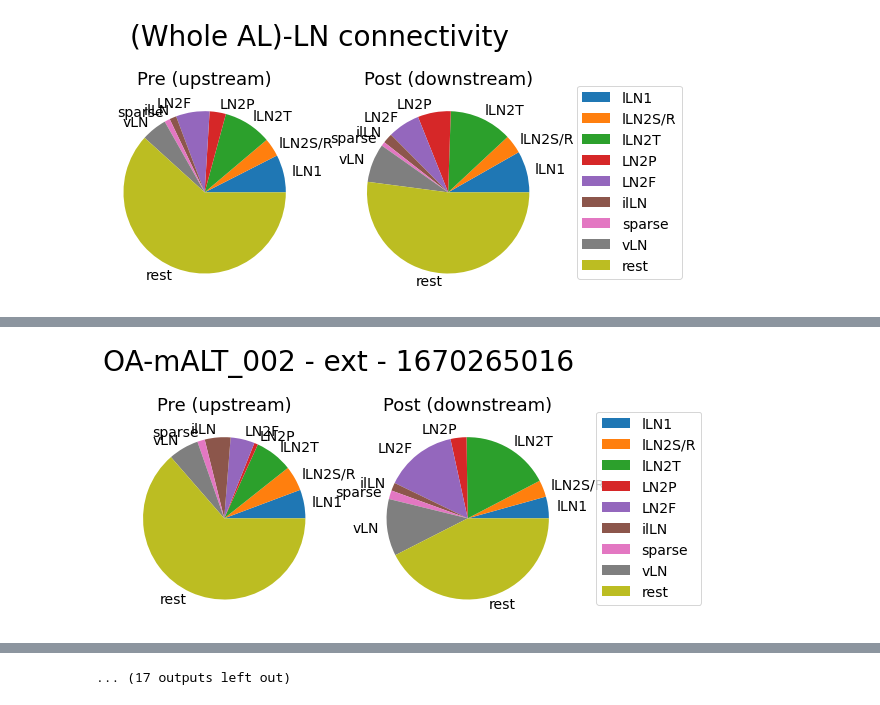
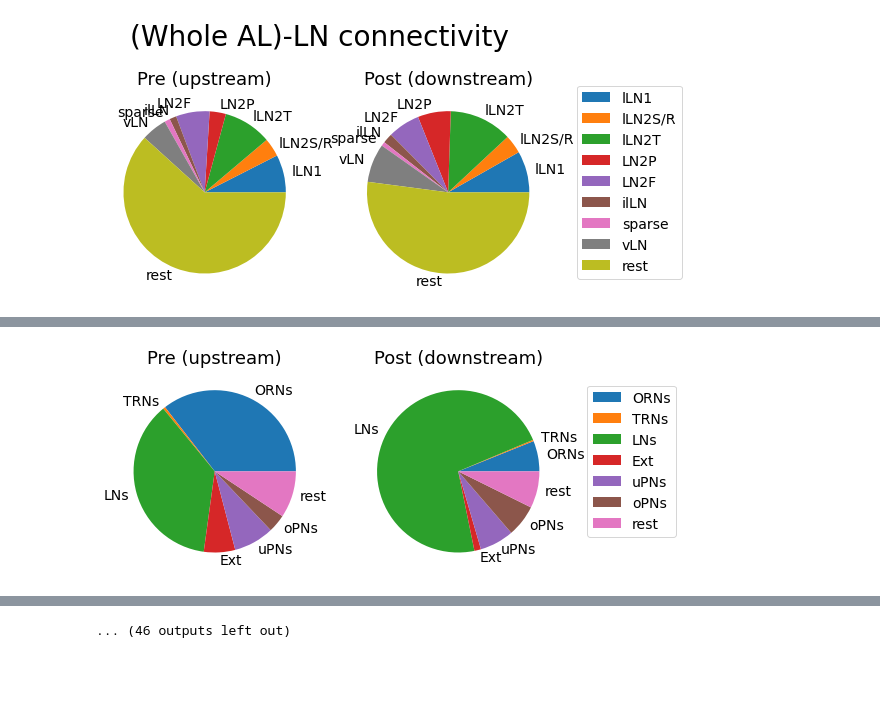
Before and after one commit to AsaBarthMaron/hemibrain_analysis, a Jupyter notebook: 2020_05_28_extrinsic_LN_connectivity.ipynb, the cells around one changed output, grey strips where cells are left out. Saved outputs shown, nothing was run; the diff lists cells and outputs as text; code cells hidden in the pictures; blank space fills up the shorter version.

```diff
--- a/2020_05_28_extrinsic_LN_connectivity.ipynb
+++ b/2020_05_28_extrinsic_LN_connectivity.ipynb
@@ -78,7 +83,7 @@ class Adjacency:
     plt.xticks(np.arange(mat.shape[1]), mat.columns, fontsize=11)
     plt.yticks(np.arange(mat.shape[0]), mat.index, fontsize=14)
 
-  def piechart(self, bids, type_bids, ROW_COL ='both', MERGE_REST = True):
+  def piechart(self, bids, type_bids, second_bids = None, ROW_COL ='both', MERGE_REST = True):
     # TODO: make ROW_COL (pre/post) an optional functionality.
     fig, axs = plt.subplots(1, 2)
 
@@ -273,8 +280,18 @@ display(cmat)
 | rest | 47310.0 | 29833.0 | 111688.0 | 59211.0 | 57330.0 | 20733.0 | 7855.0 | 72210.0 | 424374.0 |
 [figure]
 # %%
-# Basic breakdown of AL types
+#@title Basic breakdown of AL types by AL and LN types
 LNs.index = LNs['Wilson_morphology']
+ln_type_bids = {
+    'lLN1':LNs['AL Local Neurons'].loc['Y'].astype(int),
+    'lLN2S/R':LNs['AL Local Neurons'].loc['TS'].astype(int),
+    'lLN2T':LNs['AL Local Neurons'].loc['PL'].astype(int),
+    'lLN2P':LNs['AL Local Neurons'].loc['P'].astype(int),
+    'lLN2F':LNs['AL Local Neurons'].loc['D'].astype(int),
+    'ilLN':LNs['AL Local Neurons'].loc['gLN'].astype(int),
+    'sparse':LNs['AL Local Neurons'].loc['sparse'].astype(int),
+    'vLN':LNs['AL Local Neurons'].loc['vLN'].astype(int),
+}
 type_bids = {
     'ORNs':orn_bids,
     'TRNs':trn_bids,
@@ -285,6 +302,7 @@ type_bids = {
 }
 cmat = adj.compress_matrix(mat, type_bids)
 for e in type_bids.keys():
-  fig, axs = adj.piechart(type_bids[e], type_bids)
+  fig, axs = adj.piechart(type_bids[e], ln_type_bids)
+  fig1, axs1 = adj.piechart(type_bids[e], type_bids)
   fig.suptitle(e)
 # %% [output]
@@ -333,20 +357,29 @@ fig.suptitle('(Whole AL)-LN connectivity')
 Text(0.5, 0.98, '(Whole AL)-LN connectivity')
 [figure]
 # %%
-# Breakdown of 'extrinsic' neuron connections by LN type
+#@title Breakdown of 'extrinsic' neuron connections by LN and AL types
 adj = Adjacency(mat)
 LNs.index = LNs['Wilson_morphology']
-type_bids = {
+ln_type_bids = {
     'lLN1':LNs['AL Local Neurons'].loc['Y'].astype(int),
     'lLN2S/R':LNs['AL Local Neurons'].loc['TS'].astype(int),
     'lLN2T':LNs['AL Local Neurons'].loc['PL'].astype(int),
-    'LN2P':LNs['AL Local Neurons'].loc['P'].astype(int),
-    'LN2F':LNs['AL Local Neurons'].loc['D'].astype(int),
+    'lLN2P':LNs['AL Local Neurons'].loc['P'].astype(int),
+    'lLN2F':LNs['AL Local Neurons'].loc['D'].astype(int),
     'ilLN':LNs['AL Local Neurons'].loc['gLN'].astype(int),
     'sparse':LNs['AL Local Neurons'].loc['sparse'].astype(int),
     'vLN':LNs['AL Local Neurons'].loc['vLN'].astype(int),
 }
+type_bids = {
+    'ORNs':orn_bids,
+    'TRNs':trn_bids,
+    'LNs':ln_bids,
+    'Ext':ext_bids,
+    'uPNs':uPN_bids,
+    'oPNs':oPN_bids
+}
 for e in ext.iterrows():
-  fig, axs = adj.piechart(int(e[1]['body ID']), type_bids)
+  fig, axs = adj.piechart(int(e[1]['body ID']), ln_type_bids)
+  fig1, axs1 = adj.piechart(int(e[1]['body ID']), type_bids)
   fig.suptitle(e[1]['name'] + ' - ' + e[1]['our type'] + ' - ' + e[1]['body ID'])
 # %% [output]
@@ -354 +387 @@ for e in ext.iterrows():
-[figure, old version]
+[figure, new version]
@@ -365 +398 @@ for e in ext.iterrows():
-... (17 outputs left out)
+... (46 outputs left out)
```
Also changed, not shown: parts of 14 cells of this notebook.
